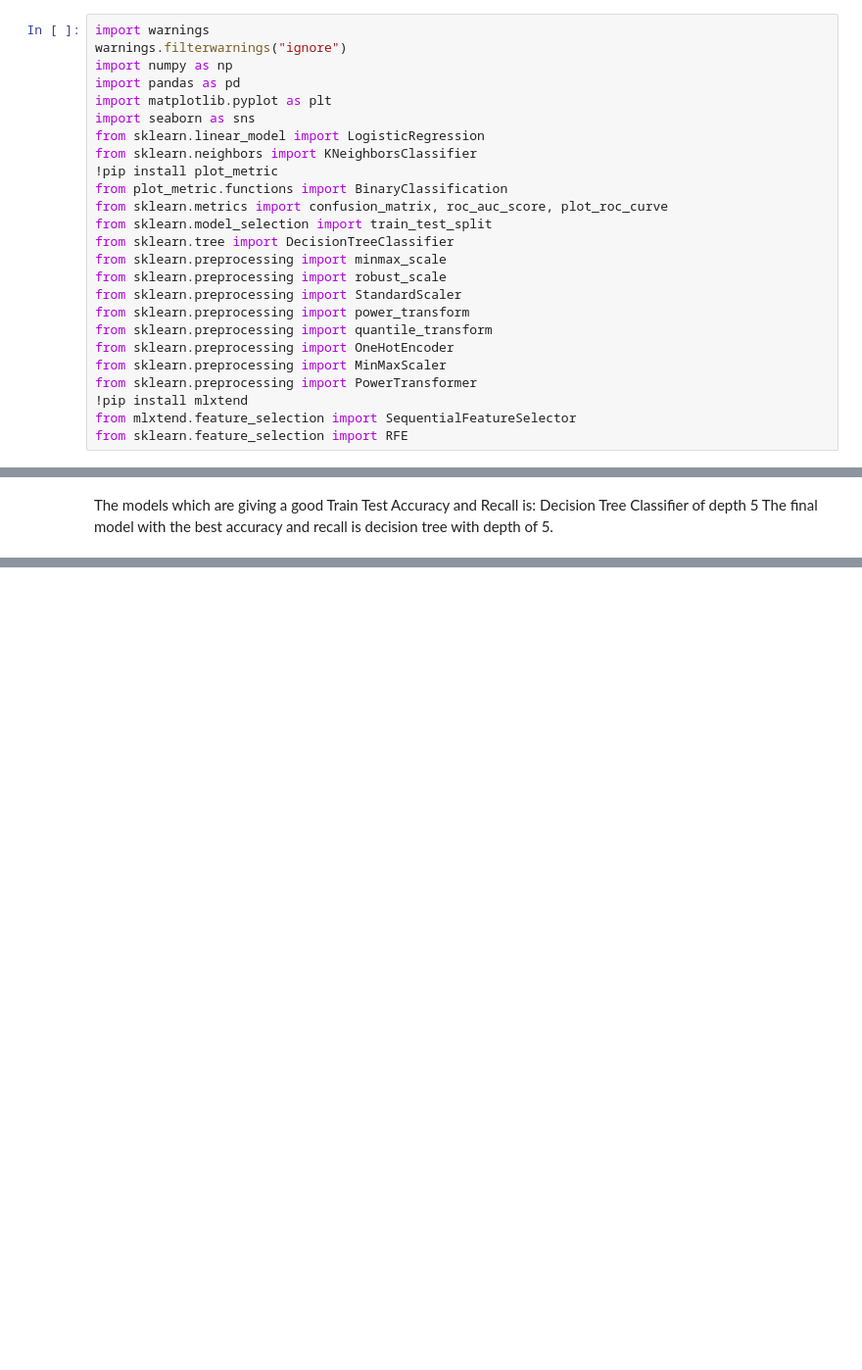
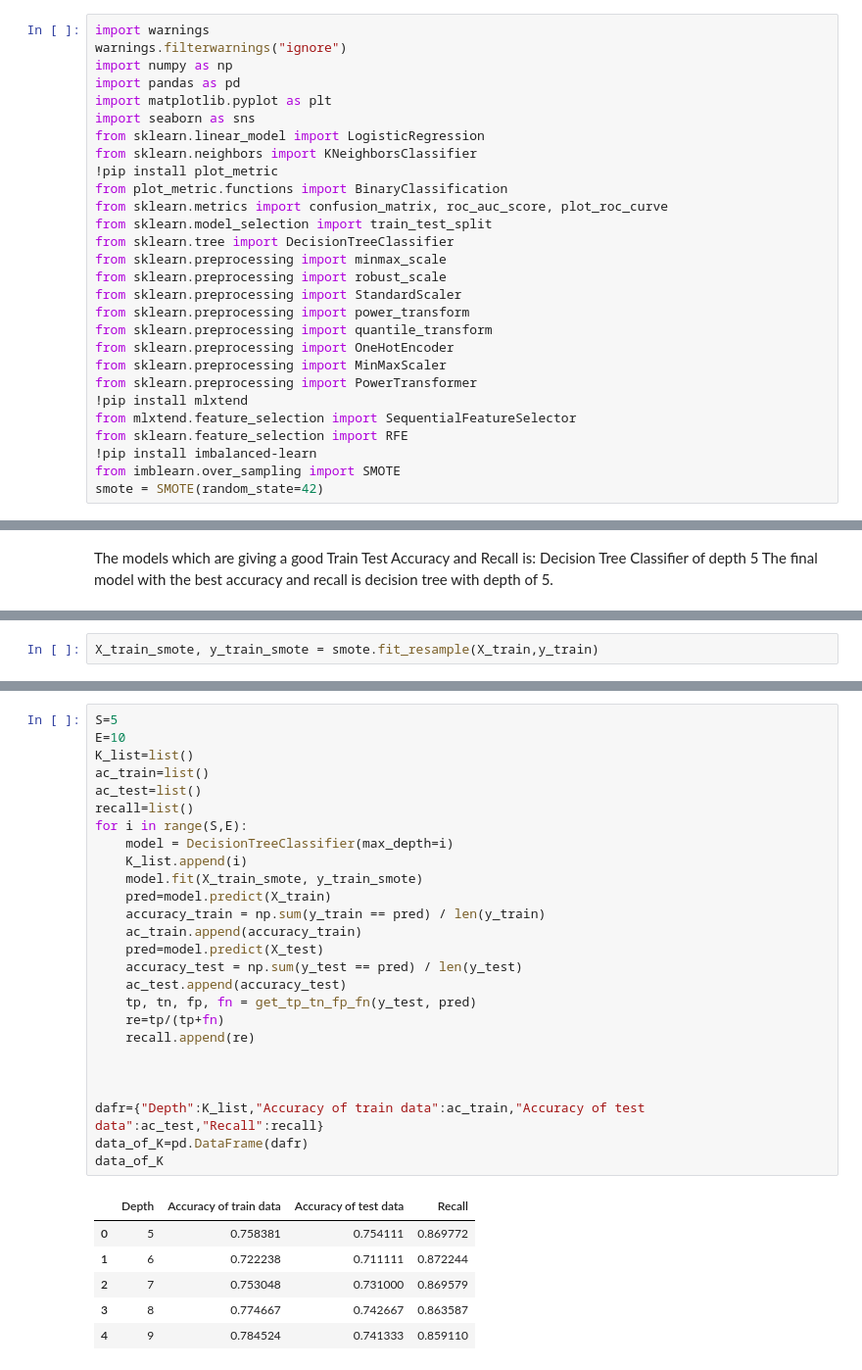
Before and after one commit to JivitteshS/Projects, a Jupyter notebook: Credit Card default Classification/Credit Default Classification - Project.ipynb, the cells around one changed output, grey strips where cells are left out. Shown at 98% size. Drawn from its saved outputs; the diff is of its cells as text; blank space fills up the shorter version.

```diff
--- a/Credit Card default Classification/Credit Default Classification - Project.ipynb
+++ b/Credit Card default Classification/Credit Default Classification - Project.ipynb
@@ -27,5 +27,8 @@ from sklearn.preprocessing import PowerTransformer
 !pip install mlxtend
 from mlxtend.feature_selection import SequentialFeatureSelector
 from sklearn.feature_selection import RFE
+!pip install imbalanced-learn
+from imblearn.over_sampling import SMOTE
+smote = SMOTE(random_state=42)
 # %% [output]
 Requirement already satisfied: plot_metric in c:\users\jivit\anaconda3\lib\site-packages (0.0.6)
@@ -1040,0 +1047,2 @@ The final model with the best accuracy and recall is decision tree with depth of
+# %%
+X_train_smote, y_train_smote = smote.fit_resample(X_train,y_train)
@@ -1040,0 +1055,33 @@ The final model with the best accuracy and recall is decision tree with depth of
+# %%
+S=5
+E=10
+K_list=list()
+ac_train=list()
+ac_test=list()
+recall=list()
+for i in range(S,E):
+    model = DecisionTreeClassifier(max_depth=i)
+    K_list.append(i)
+    model.fit(X_train_smote, y_train_smote)
+    pred=model.predict(X_train)
+    accuracy_train = np.sum(y_train == pred) / len(y_train)
+    ac_train.append(accuracy_train)
+    pred=model.predict(X_test)
+    accuracy_test = np.sum(y_test == pred) / len(y_test)
+    ac_test.append(accuracy_test)
+    tp, tn, fp, fn = get_tp_tn_fp_fn(y_test, pred)
+    re=tp/(tp+fn)
+    recall.append(re)
+
+
+
+dafr={"Depth":K_list,"Accuracy of train data":ac_train,"Accuracy of test data":ac_test,"Recall":recall}
+data_of_K=pd.DataFrame(dafr)
+data_of_K
+# %% [output]
+|  | Depth | Accuracy of train data | Accuracy of test data | Recall |
+| 0 | 5 | 0.758381 | 0.754111 | 0.869772 |
+| 1 | 6 | 0.722238 | 0.711111 | 0.872244 |
+| 2 | 7 | 0.753048 | 0.731000 | 0.869579 |
+| 3 | 8 | 0.774667 | 0.742667 | 0.863587 |
+| 4 | 9 | 0.784524 | 0.741333 | 0.859110 |
```
Also changed, not shown: parts of 13 cells of this notebook.
